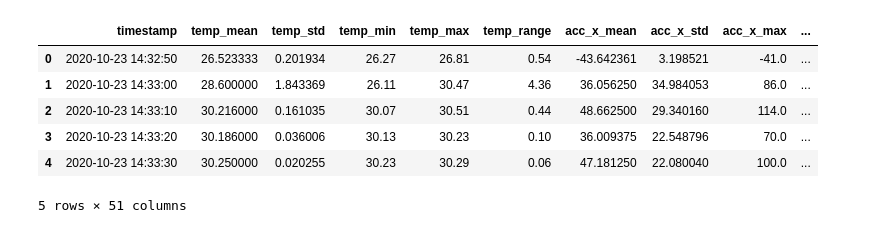
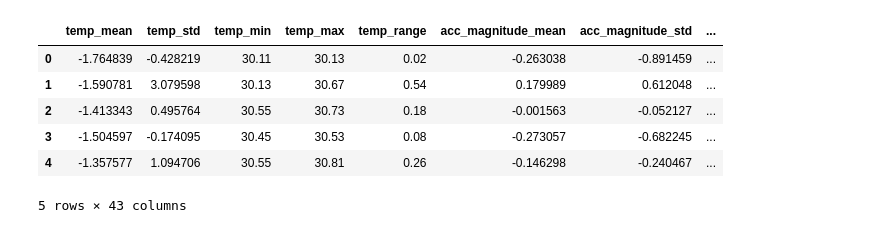
Before and after one commit to bamomwo/early-disease-anomaly-detection, a Jupyter notebook: notebooks/sandbox.ipynb, the cells around one changed output. Drawn from its saved outputs; the diff is of its cells as text; code cells hidden in the pictures.

```diff
--- a/notebooks/sandbox.ipynb
+++ b/notebooks/sandbox.ipynb
@@ -195,12 +6,17 @@ Plotting sample of 10000 points from 139264 total points
 # %%
-data = pd.read_csv("../data/processed/participant_EG_features_1sessions.csv")
+data = pd.read_csv("../data/normalized/train/15_train.csv")
+# %%
+# Drop 'session' and 'timestamp' if they exist
+#columns_to_drop = ['session', 'timestamp', "hr_min", "hr_max","temp_range","acc_magnitude_max","eda_range", "hr_range","bvp_range", "temp_min", "temp_max", "bvp_max", "bvp_min", "eda_min", "eda_max", "bvp_std"]
+columns_to_drop = ['session', 'timestamp']
+df = data.drop(columns=[col for col in columns_to_drop if col in data.columns])
 # %%
-data.head()
+df.head()
 # %% [output]
-|  | timestamp | temp_mean | temp_std | temp_min | temp_max | temp_range | acc_x_mean | acc_x_std | acc_x_max | ... |
-| 0 | 2020-10-23 14:32:50 | 26.523333 | 0.201934 | 26.27 | 26.81 | 0.54 | -43.642361 | 3.198521 | -41.0 | ... |
-| 1 | 2020-10-23 14:33:00 | 28.600000 | 1.843369 | 26.11 | 30.47 | 4.36 | 36.056250 | 34.984053 | 86.0 | ... |
-| 2 | 2020-10-23 14:33:10 | 30.216000 | 0.161035 | 30.07 | 30.51 | 0.44 | 48.662500 | 29.340160 | 114.0 | ... |
-| 3 | 2020-10-23 14:33:20 | 30.186000 | 0.036006 | 30.13 | 30.23 | 0.10 | 36.009375 | 22.548796 | 70.0 | ... |
-| 4 | 2020-10-23 14:33:30 | 30.250000 | 0.020255 | 30.23 | 30.29 | 0.06 | 47.181250 | 22.080040 | 100.0 | ... |
+|  | temp_mean | temp_std | temp_min | temp_max | temp_range | acc_magnitude_mean | acc_magnitude_std | ... |
+| 0 | -1.764839 | -0.428219 | 30.11 | 30.13 | 0.02 | -0.263038 | -0.891459 | ... |
+| 1 | -1.590781 | 3.079598 | 30.13 | 30.67 | 0.54 | 0.179989 | 0.612048 | ... |
+| 2 | -1.413343 | 0.495764 | 30.55 | 30.73 | 0.18 | -0.001563 | -0.052127 | ... |
+| 3 | -1.504597 | -0.174095 | 30.45 | 30.53 | 0.08 | -0.273057 | -0.682245 | ... |
+| 4 | -1.357577 | 1.094706 | 30.55 | 30.81 | 0.26 | -0.146298 | -0.240467 | ... |
-5 rows × 51 columns
+5 rows × 43 columns
```
Also changed, not shown: parts of 5 cells of this notebook, 23 other files.
